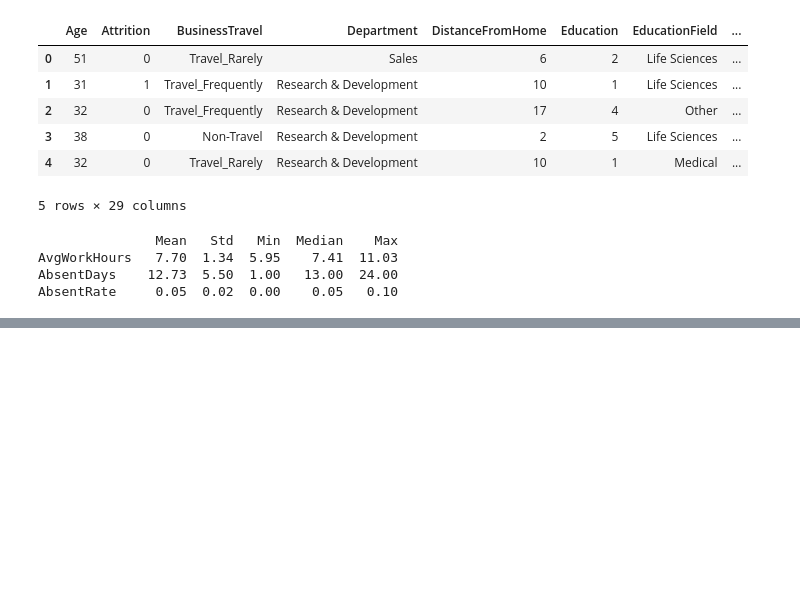
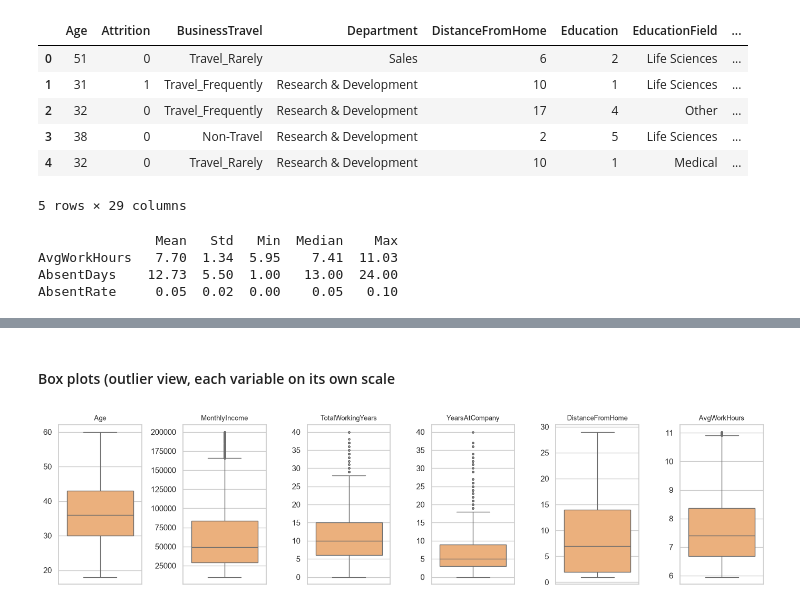
Before and after one commit to DangHoangMinhTu/Project-3---Clustering-HR-Analytics-Case-Study, a Jupyter notebook: HR-Analytics-Case-Study-Clustering.ipynb, the cells around one changed output, grey strips where cells are left out. Cells and saved outputs as stored; diff of their text form; code cells hidden in the pictures; blank space fills up the shorter version.

```diff
--- a/HR-Analytics-Case-Study-Clustering.ipynb
+++ b/HR-Analytics-Case-Study-Clustering.ipynb
@@ -465,0 +508,11 @@ AbsentRate     0.05  0.02  0.00    0.05   0.10
+# %% [markdown]
+#### Box plots (outlier view, each variable on its own scale
+# %%
+fig, axes = plt.subplots(1, len(DIST_COLS), figsize=(14, 3.6))
+for ax, col in zip(axes, DIST_COLS):
+    sns.boxplot(y=df[col], color="#fdae6b", fliersize=2, ax=ax)
+    ax.set_title(col, fontsize=9)
+    ax.set_ylabel("")
+save(fig, "eda_boxplot.png")
+# %% [output]
+[figure, added]
```
Also changed, not shown: parts of 44 cells of this notebook, 19 other files.
